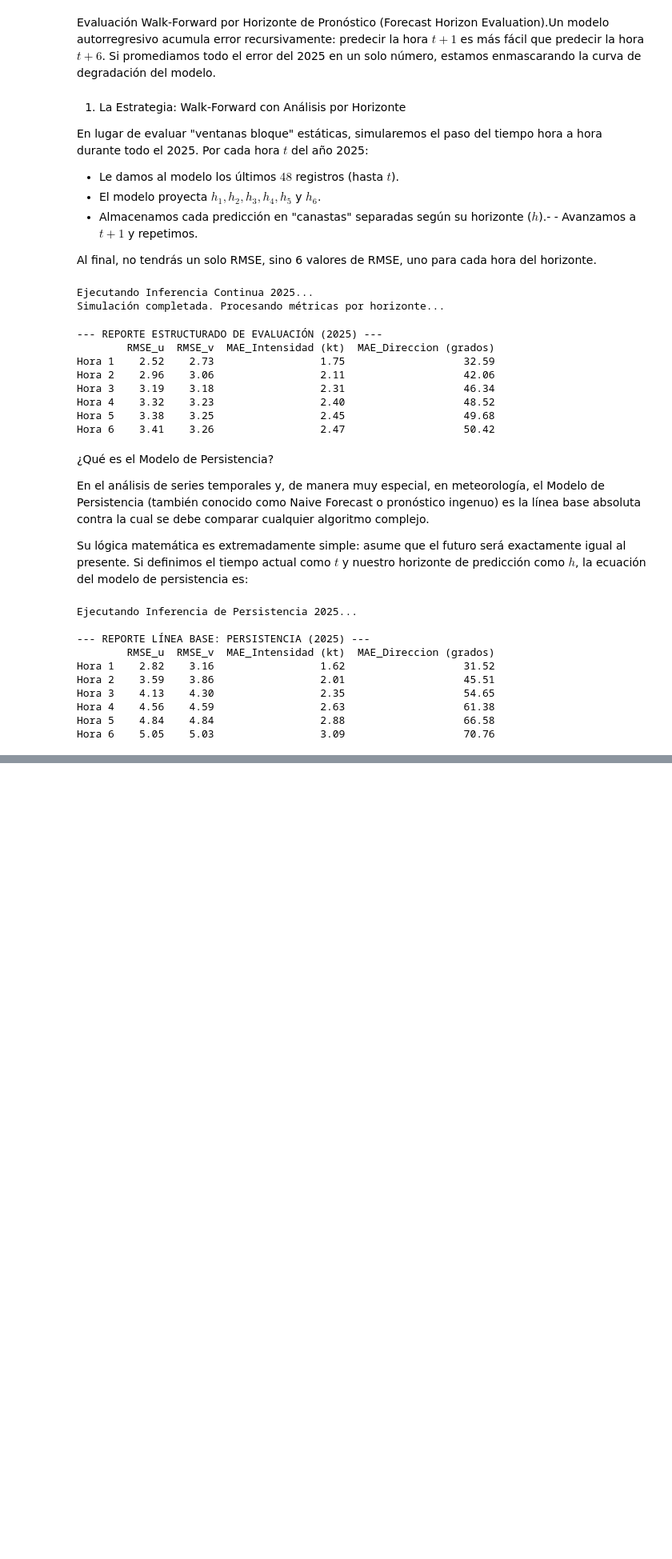
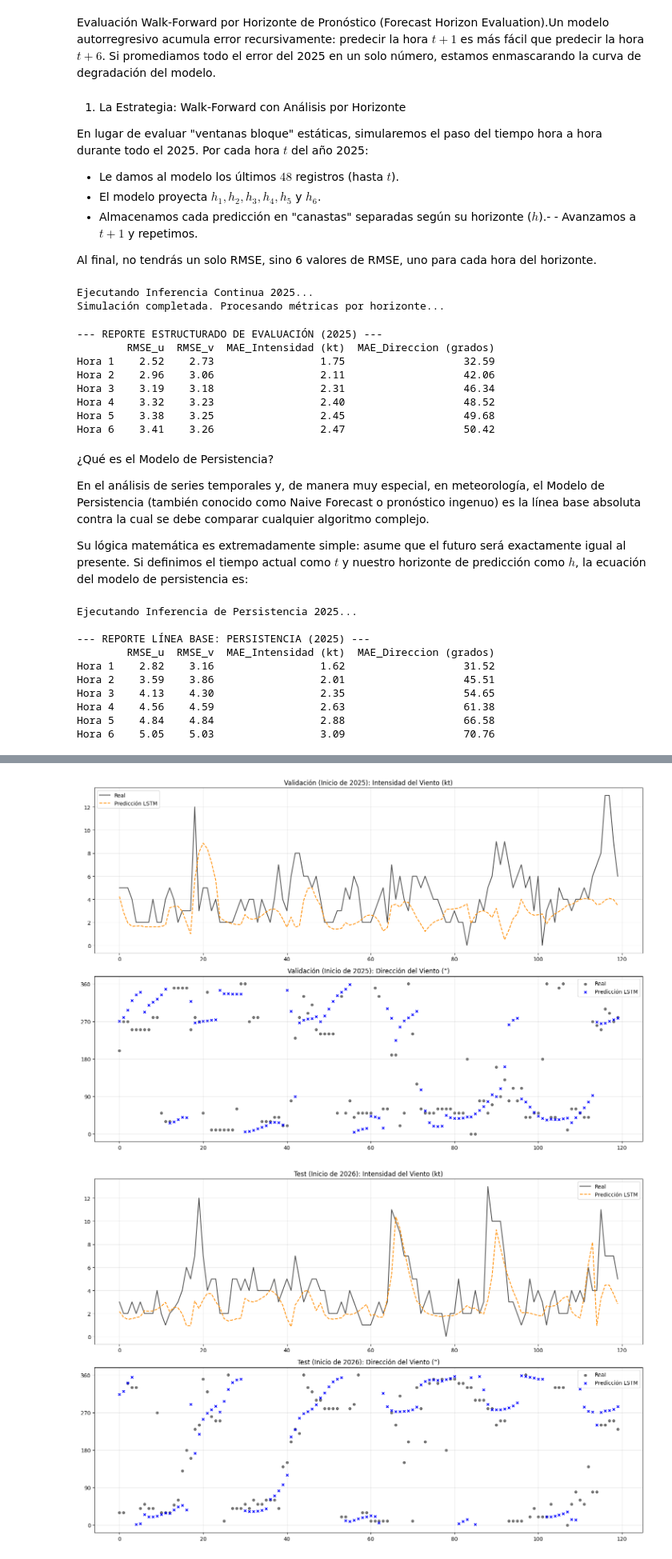
Before and after one commit to OmarLAlbarracinM/Prediccion-Cizalladura-SKBQ, a Jupyter notebook: PROYECTO_DE_GRADO.ipynb, the cells around one changed output, grey strips where cells are left out. Shown at 80% size. Saved outputs shown, nothing was run; the diff lists cells and outputs as text; code cells hidden in the pictures; blank space fills up the shorter version.

```diff
--- a/PROYECTO_DE_GRADO.ipynb
+++ b/PROYECTO_DE_GRADO.ipynb
@@ -1089,0 +1456,58 @@ Hora 6    5.05    5.03                 3.09                   70.76
+# %%
+def visualizar_zoom_lstm(modelo, data_escalada, scaler, titulo, n_muestras=120, horizon=6):
+    """
+    Toma las primeras n_muestras, genera predicciones a 6h y grafica intensidad/dirección.
+    """
+    all_int_real, all_int_pred = [], []
+    all_dir_real, all_dir_pred = [], []
+
+    # Recorremos los primeros puntos para generar las predicciones
+    for t in range(n_back, n_back + n_muestras, horizon):
+        # 1. Preparar ventana X
+        ventana = data_escalada[t - n_back : t]
+        ventana_3d = np.expand_dims(ventana, axis=0)
+
+        # 2. Predict autoregresivo
+        pred_esc = predict_autoregressive(modelo, ventana_3d, horizon)
+        real_esc = data_escalada[t : t + horizon]
+
+        # 3. Inversa y Transformación Física
+        p_nudos = scaler.inverse_transform(pred_esc)
+        r_nudos = scaler.inverse_transform(real_esc)
+
+        i_p, d_p = uv_a_meteorologia(p_nudos)
+        i_r, d_r = uv_a_meteorologia(r_nudos)
+
+        all_int_pred.extend(i_p); all_int_real.extend(i_r)
+        all_dir_pred.extend(d_p); all_dir_real.extend(d_r)
+
+    # Gráficos
+    fig, (ax1, ax2) = plt.subplots(2, 1, figsize=(15, 10))
+    t_eje = np.arange(len(all_int_real))
+
+    # Subplot 1: Intensidad
+    ax1.plot(t_eje, all_int_real, label='Real', color='black', alpha=0.7)
+    ax1.plot(t_eje, all_int_pred, label='Predicción LSTM', color='darkorange', linestyle='--')
+    ax1.set_title(f'{titulo}: Intensidad del Viento (kt)')
+    ax1.legend(); ax1.grid(True, alpha=0.3)
+
+    # Subplot 2: Dirección
+    ax2.scatter(t_eje, all_dir_real, label='Real', color='black', s=20, alpha=0.5)
+    ax2.scatter(t_eje, all_dir_pred, label='Predicción LSTM', color='blue', marker='x', s=20)
+    ax2.set_title(f'{titulo}: Dirección del Viento (°)')
+    ax2.set_yticks([0, 90, 180, 270, 360])
+    ax2.legend(); ax2.grid(True, alpha=0.3)
+
+    plt.tight_layout()
+    plt.show()
+
+# --- Ejecución de las Gráficas ---
+
+# 1. Gráfica para Validación (2025)
+visualizar_zoom_lstm(model, val_data, scaler, "Validación (Inicio de 2025)")
+
+# 2. Gráfica para Test (2026)
+visualizar_zoom_lstm(model, test_data, scaler, "Test (Inicio de 2026)")
+# %% [output]
+[figure, added]
+[figure, added]
```
Also changed, not shown: parts of 11 cells of this notebook.
